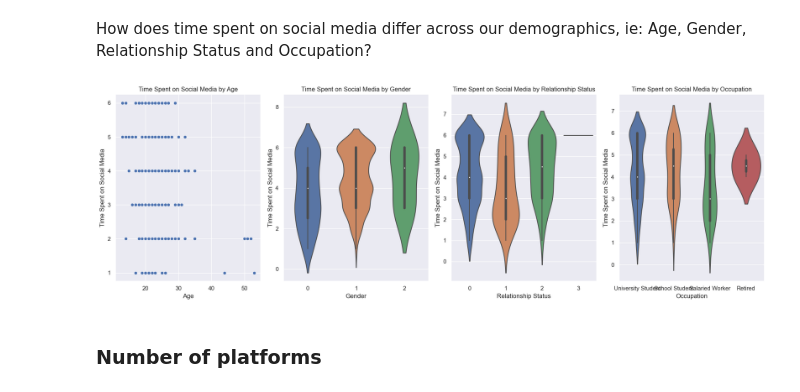
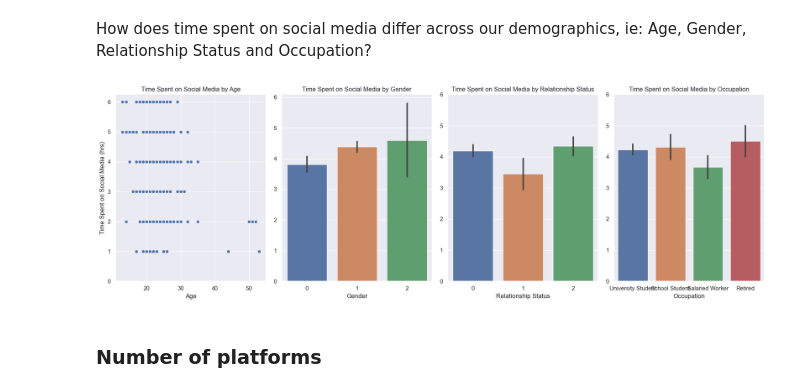
Before and after one commit to allygee/smmh_project, a Jupyter notebook: Social Media Mental Heallth Notebook.ipynb, the cells around one changed output. Drawn from its saved outputs; the diff is of its cells as text; code cells hidden in the pictures.

```diff
--- a/Social Media Mental Heallth Notebook.ipynb
+++ b/Social Media Mental Heallth Notebook.ipynb
@@ -389,3 +428,5 @@ data.describe()
+# %%
+data.loc[data['Relationship Status'] == 'Divorced', 'Relationship Status'] = 'Single'
 # %% [markdown]
 # Research Questions
 
@@ -494,36 +535,33 @@ How does time spent on social media differ across our demographics, ie: Age, Gen
 # %%
 fig, axes = plt.subplots(nrows=1, ncols=4, figsize=(18, 6))
 
 # Subplot 1: Time spent on social media across different age groups
-sns.scatterplot(x=data['Age'], y=data['Time (hrs)'], data=data, ax=axes[0])
-axes[0].set_title('Time Spent on Social Media by Age')
-axes[0].set_xlabel('Age')
-axes[0].set_ylabel('Time Spent on Social Media')
+sns.scatterplot(x=data['Age'], y=data['Time (hrs)'], data=data, ax=axes[0]).set(
+    title ='Time Spent on Social Media by Age',
+    ylabel='Time Spent on Social Media (hrs)', yticks=range(7))
 
 # Subplot 2: Time spent on social media across different genders
-sns.violinplot(x=data['Gender'], y=data['Time (hrs)'], data=data, ax=axes[1])
-axes[1].set_title('Time Spent on Social Media by Gender')
-axes[1].set_xlabel('Gender')
-axes[1].set_ylabel('Time Spent on Social Media')
+sns.barplot(x=data['Gender'], y=data['Time (hrs)'], data=data, ax=axes[1]).set(
+    title='Time Spent on Social Media by Gender',
+    ylabel=None, yticks=range(7))
 
 # Subplot 3: Time spent on social media across different relationship statuses
-sns.violinplot(x=data['Relationship Status'], y=data['Time (hrs)'], data=data, ax=axes[2])
-axes[2].set_title('Time Spent on Social Media by Relationship Status')
-axes[2].set_xlabel('Relationship Status')
-axes[2].set_ylabel('Time Spent on Social Media')
+sns.barplot(x=data['Relationship Status'], y=data['Time (hrs)'], data=data, ax=axes[2]).set(
+    title ='Time Spent on Social Media by Relationship Status',
+    ylabel=None, yticks=range(7))
 
-sns.violinplot(x=data['Occupation'], y=data['Time (hrs)'], data=data, ax=axes[3])
-axes[3].set_title('Time Spent on Social Media by Occupation')
-axes[3].set_xlabel('Occupation')
-axes[3].set_ylabel('Time Spent on Social Media')
+# Subplot 4: Time spent on social media across different occupations
+sns.barplot(x=data['Occupation'], y=data['Time (hrs)'], data=data, ax=axes[3]).set(
+    title ='Time Spent on Social Media by Occupation',
+    ylabel=None, yticks=range(7))
 
 # Adjust layout for better spacing
 plt.tight_layout()
 
 # Show the plots
 plt.show()
 # %% [output]
-[figure, old version]
+[figure, new version]
 # %% [markdown]
 ### Number of platforms
 # %%
```
Also changed, not shown: parts of 13 cells of this notebook.
